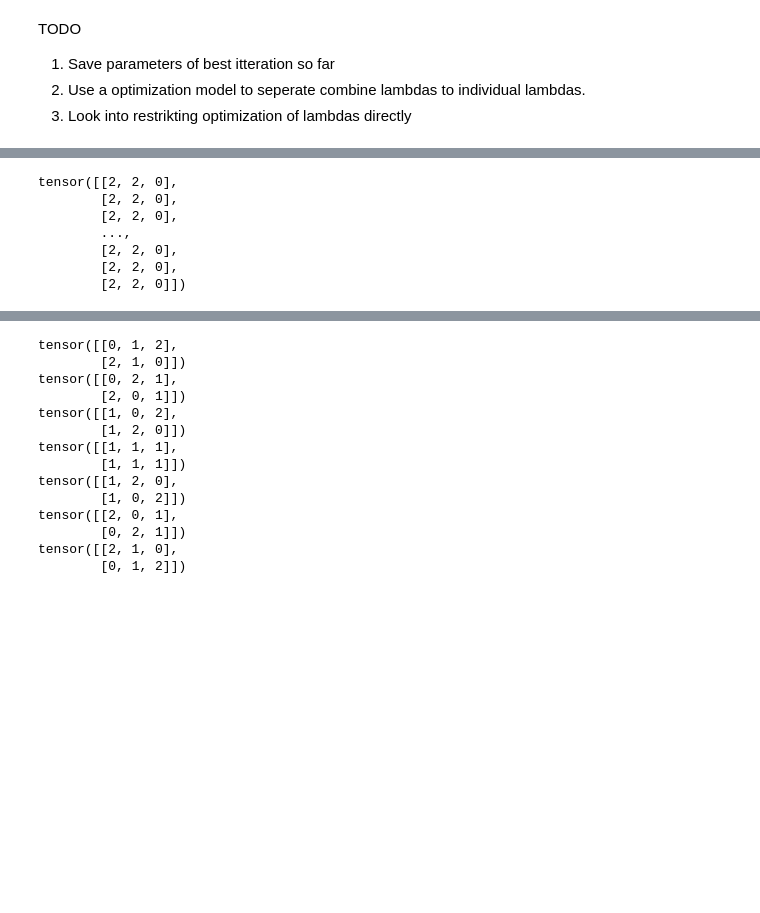
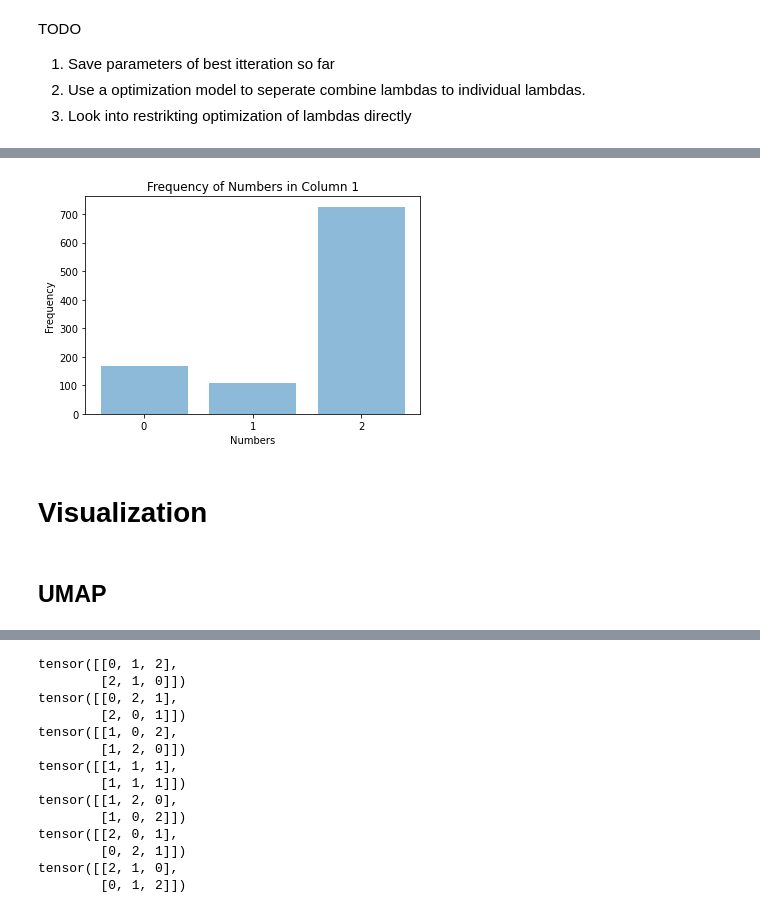
Before and after one commit to Zoroa1885/Multi-state-HMM-torch-model, a Jupyter notebook: analysis.ipynb, the cells around one changed output, grey strips where cells are left out. Saved outputs shown, nothing was run; the diff lists cells and outputs as text; code cells hidden in the pictures; blank space fills up the shorter version.

```diff
--- a/analysis.ipynb
+++ b/analysis.ipynb
@@ -29,12 +37,10 @@ X_state_ensamble = pd.concat([X_3_states, X_4_states], axis = 1)
 # %% [markdown]
 ## Sklearn model
 # %%
-n_states = 15
-X = X_ensamble
-data_path = ensemble_path
-n_retraining = 10
+n_states = 12
+X = X_state_ensamble
+n_retraining = 3
 
-path = get_sim_id(data_path) + f"_ms{n_states}"
 
 model_list = list()
 score_list = list()
@@ -846,9 +829,9 @@ TODO
 2. Use a optimization model to seperate combine lambdas to individual lambdas.
 3. Look into restrikting optimization of lambdas directly
 # %%
-n_state_list = [3, 4, 2]
-m_dimensions = 20
-max_itterations = 200
+n_state_list = [3, 4]
+m_dimensions = 50
+max_itterations = 50
 tolerance = 0.00000001
 lambda_tol = 0.1
 
@@ -877,10 +860,28 @@ model.fit(X)
 # %%
-model.predict(X)
+prediction = model.predict(X)
-# %% [output]
-tensor([[2, 2, 0],
-        [2, 2, 0],
-        [2, 2, 0],
-        ...,
-        [2, 2, 0],
-        [2, 2, 0],
-        [2, 2, 0]])
+# %%
+import torch
+import matplotlib.pyplot as plt
+import numpy as np
+
+# Assuming your 2D torch tensor is named 'data'
+data = prediction  # Example random data of shape (10, 5)
+
+# Choose a specific column for analysis
+column_index = 1  # Change this index to select a different column
+
+# Get the column data as a NumPy array
+column_data = data[:, column_index].numpy()
+
+# Calculate frequency of each number
+unique_numbers, counts = np.unique(column_data, return_counts=True)
+
+# Plot the frequency
+plt.bar(unique_numbers, counts, align='center', alpha=0.5)
+plt.xticks(unique_numbers)
+plt.xlabel('Numbers')
+plt.ylabel('Frequency')
+plt.title('Frequency of Numbers in Column {}'.format(column_index))
+plt.show()
+# %% [output]
+[figure, added]
@@ -886,0 +891,4 @@ tensor([[2, 2, 0],
+# %% [markdown]
+# Visualization
+# %% [markdown]
+## UMAP
```
Also changed, not shown: parts of 11 cells of this notebook, 1 other file.
